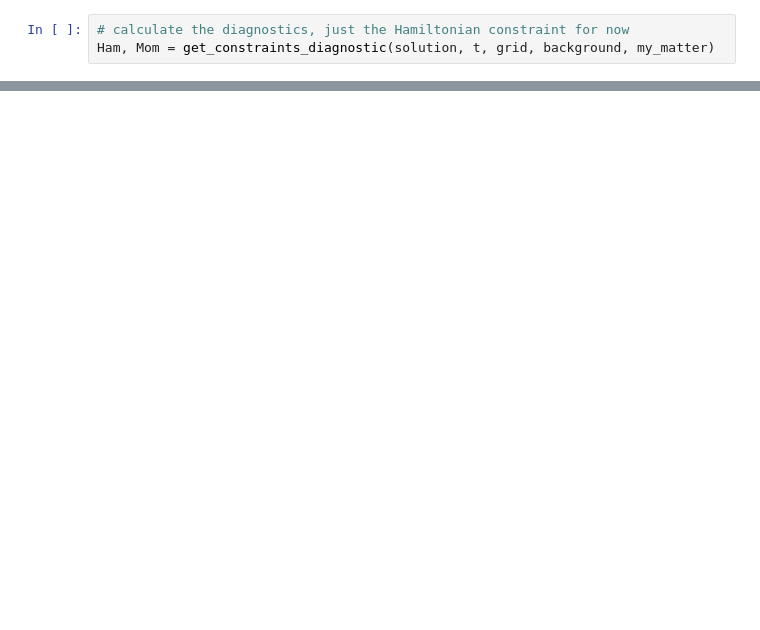
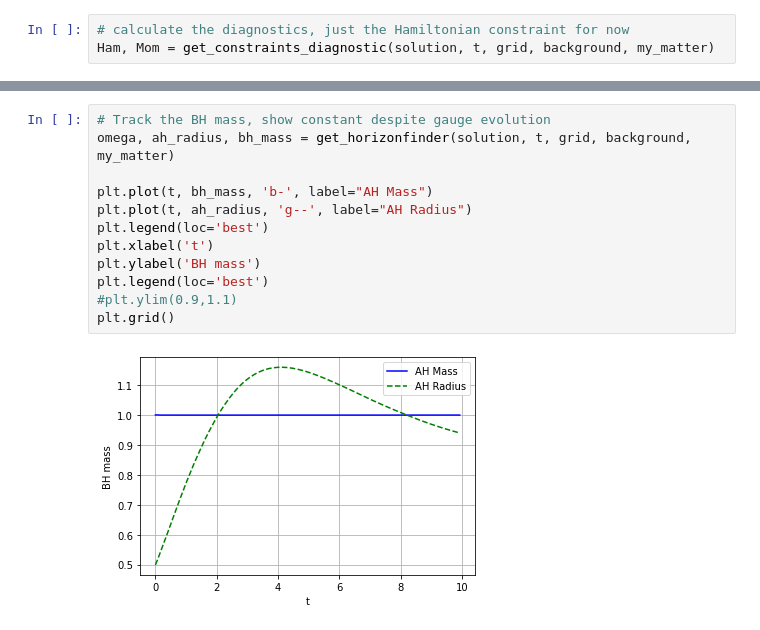
Before and after one commit to GRTLCollaboration/engrenage, a Jupyter notebook: examples/BHEvolution.ipynb, the cells around one changed output, grey strips where cells are left out. Cells and saved outputs as stored; diff of their text form; blank space fills up the shorter version.

```diff
--- a/examples/BHEvolution.ipynb
+++ b/examples/BHEvolution.ipynb
@@ -218,0 +213,14 @@ ax2.set_ylim(-1.0,1.0)
+# %%
+# Track the BH mass, show constant despite gauge evolution
+omega, ah_radius, bh_mass = get_horizonfinder(solution, t, grid, background, my_matter)
+
+plt.plot(t, bh_mass, 'b-', label="AH Mass")
+plt.plot(t, ah_radius, 'g--', label="AH Radius")
+plt.legend(loc='best')
+plt.xlabel('t')
+plt.ylabel('BH mass')
+plt.legend(loc='best')
+#plt.ylim(0.9,1.1)
+plt.grid()
+# %% [output]
+[figure, added]
```
Also changed, not shown: parts of 9 cells of this notebook, 5 other files.
